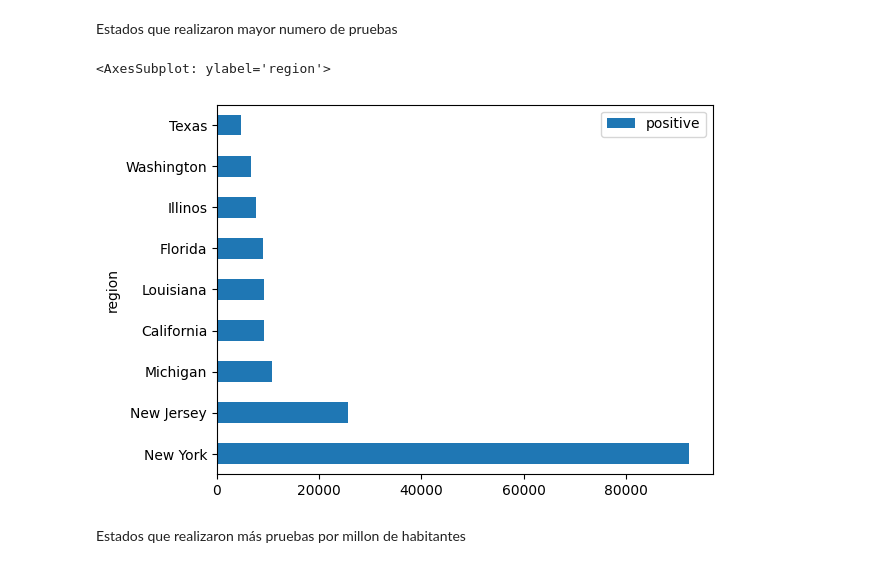
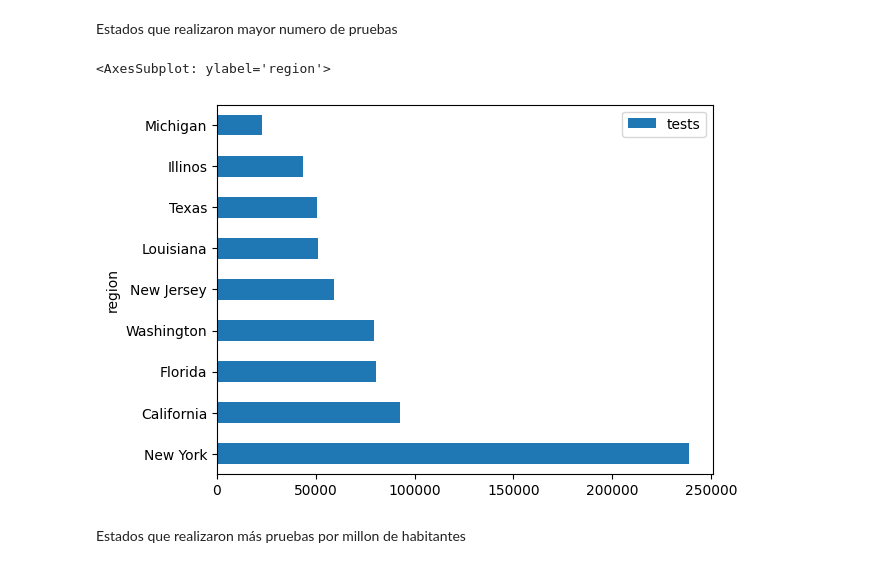
Before and after one commit to E2401/Python-Estadistica, a Jupyter notebook: examen_pye.ipynb, the cells around one changed output. Saved outputs shown, nothing was run; the diff lists cells and outputs as text; code cells hidden in the pictures.

```diff
--- a/examen_pye.ipynb
+++ b/examen_pye.ipynb
@@ -148,13 +148,13 @@ plot_rate_us.plot(kind='barh')
 # %% [markdown]
 Estados que realizaron mayor numero de pruebas
 # %%
-plot_rate_us = pd.DataFrame(df_usa.groupby(by='region').positive.sum())
-plot_rate_us = plot_rate_us.sort_values("positive", ascending=False).head(10)
+plot_rate_us = pd.DataFrame(df_usa.groupby(by='region').tests.sum())
+plot_rate_us = plot_rate_us.sort_values("tests", ascending=False).head(10)
 
 plot_rate_us.plot(kind='barh')
 # %% [output]
 <AxesSubplot: ylabel='region'>
-[figure, old version]
+[figure, new version]
 # %% [markdown]
 Estados que realizaron más pruebas por millon de habitantes
 # %%
```
